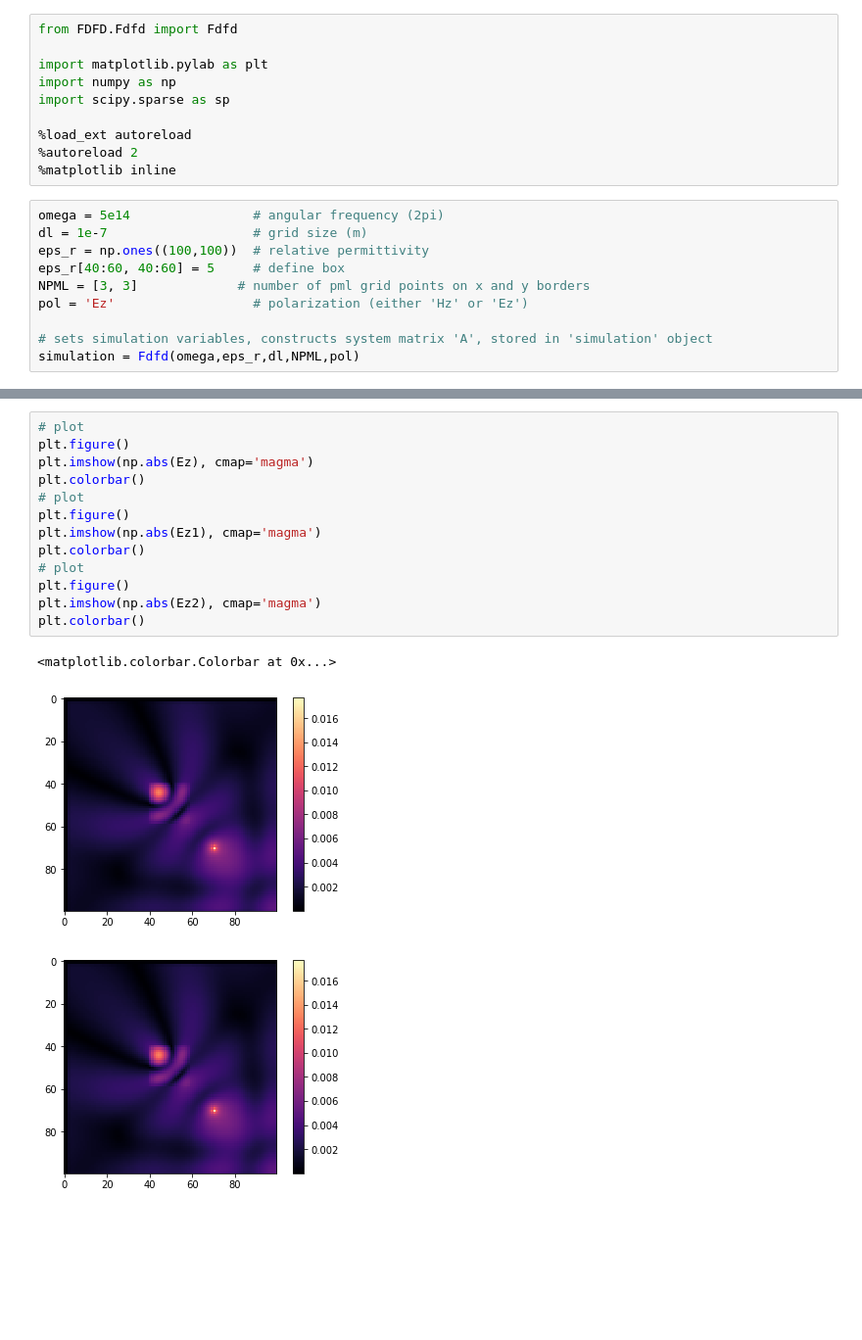
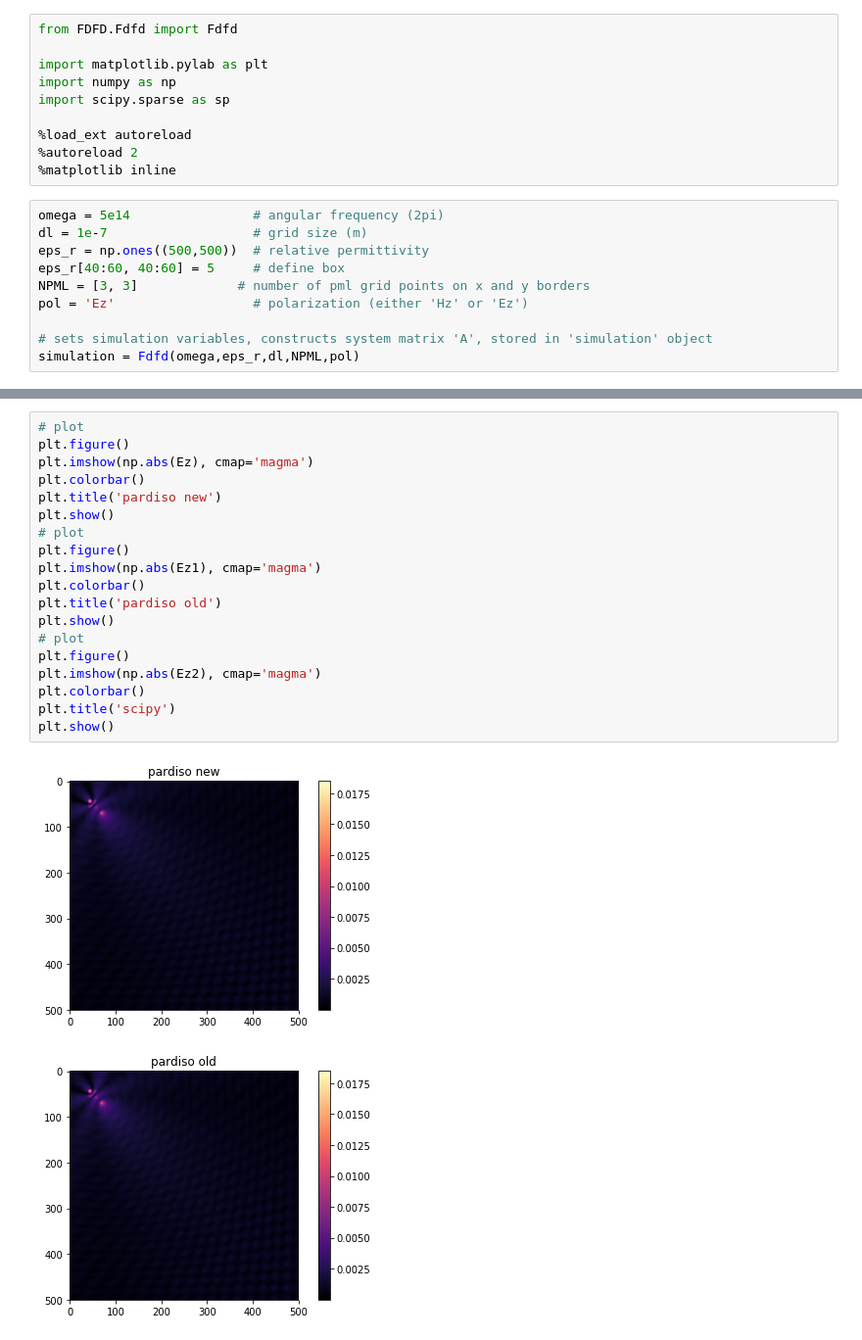
Before and after one commit to fancompute/fdfdpy, a Jupyter notebook: Pardiso_Test.ipynb, the cells around one changed output, grey strips where cells are left out. Shown: that part at 98% size. Drawn from its saved outputs; the diff is of its cells as text; blank space fills up the shorter version.

```diff
--- a/Pardiso_Test.ipynb
+++ b/Pardiso_Test.ipynb
@@ -11,7 +11,7 @@ import scipy.sparse as sp
 # %%
 omega = 5e14                # angular frequency (2pi)
 dl = 1e-7                   # grid size (m)
-eps_r = np.ones((100,100))  # relative permittivity
+eps_r = np.ones((500,500))  # relative permittivity
 eps_r[40:60, 40:60] = 5     # define box
 NPML = [3, 3]             # number of pml grid points on x and y borders
 pol = 'Ez'                  # polarization (either 'Hz' or 'Ez')
@@ -38,17 +36,22 @@ Linear system solve took 0.12 seconds
 # %%
 # plot
 plt.figure()
 plt.imshow(np.abs(Ez), cmap='magma')
 plt.colorbar()
+plt.title('pardiso new')
+plt.show()
 # plot
 plt.figure()
 plt.imshow(np.abs(Ez1), cmap='magma')
 plt.colorbar()
+plt.title('pardiso old')
+plt.show()
 # plot
 plt.figure()
 plt.imshow(np.abs(Ez2), cmap='magma')
 plt.colorbar()
+plt.title('scipy')
+plt.show()
 # %% [output]
-<matplotlib.colorbar.Colorbar at 0x...>
-[figure, old version]
+[figure, new version]
-[figure, old version]
+[figure, new version]
```
Also changed, not shown: parts of 3 cells of this notebook.
